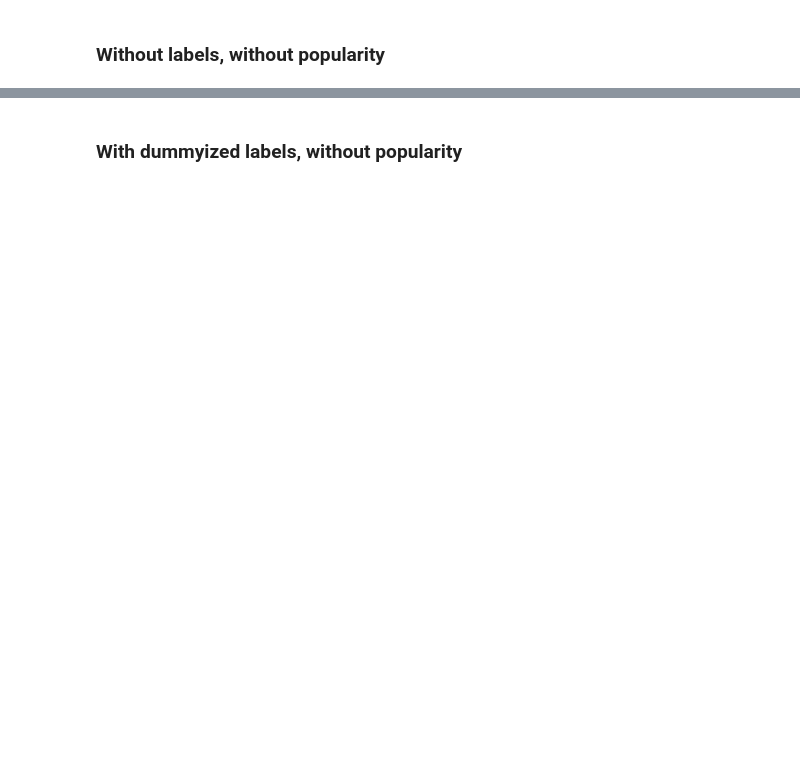
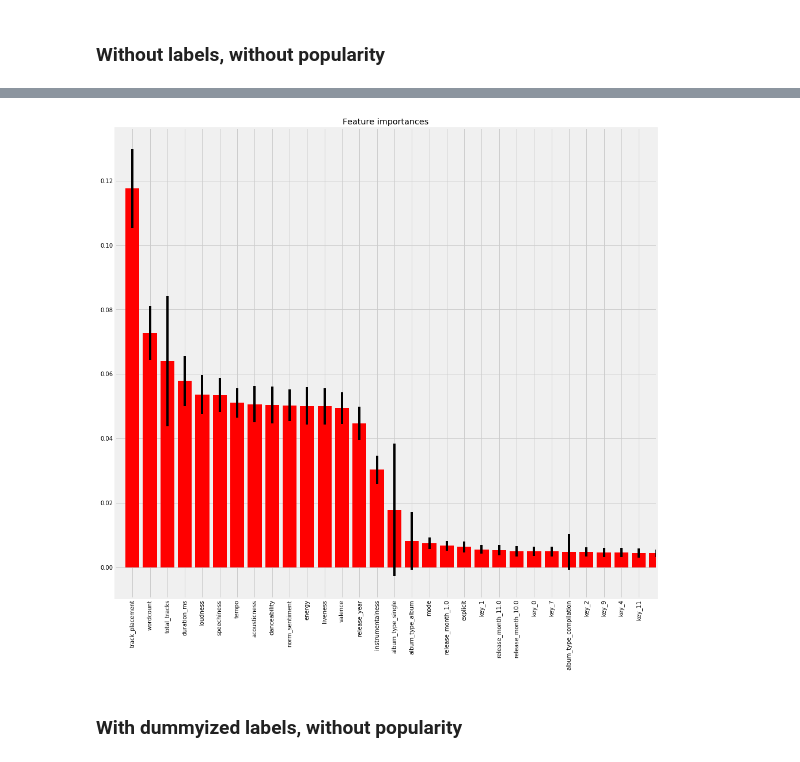
Before and after one commit to Greenford/billboard, a Jupyter notebook: models.ipynb, the cells around one changed output, grey strips where cells are left out. Cells and saved outputs as stored; diff of their text form; code cells hidden in the pictures; blank space fills up the shorter version.

```diff
--- a/models.ipynb
+++ b/models.ipynb
@@ -108,3 +115,8 @@ present_cv(cv)
+# %%
+rf.fit(X_train, y_train)
+plot_feature_importances(X_train, rf, 30, df.columns)
+# %% [output]
+[figure, added]
 # %% [markdown]
 ### With dummyized labels, without popularity
 # %%
```
Also changed, not shown: parts of 14 cells of this notebook, 1 other file.
